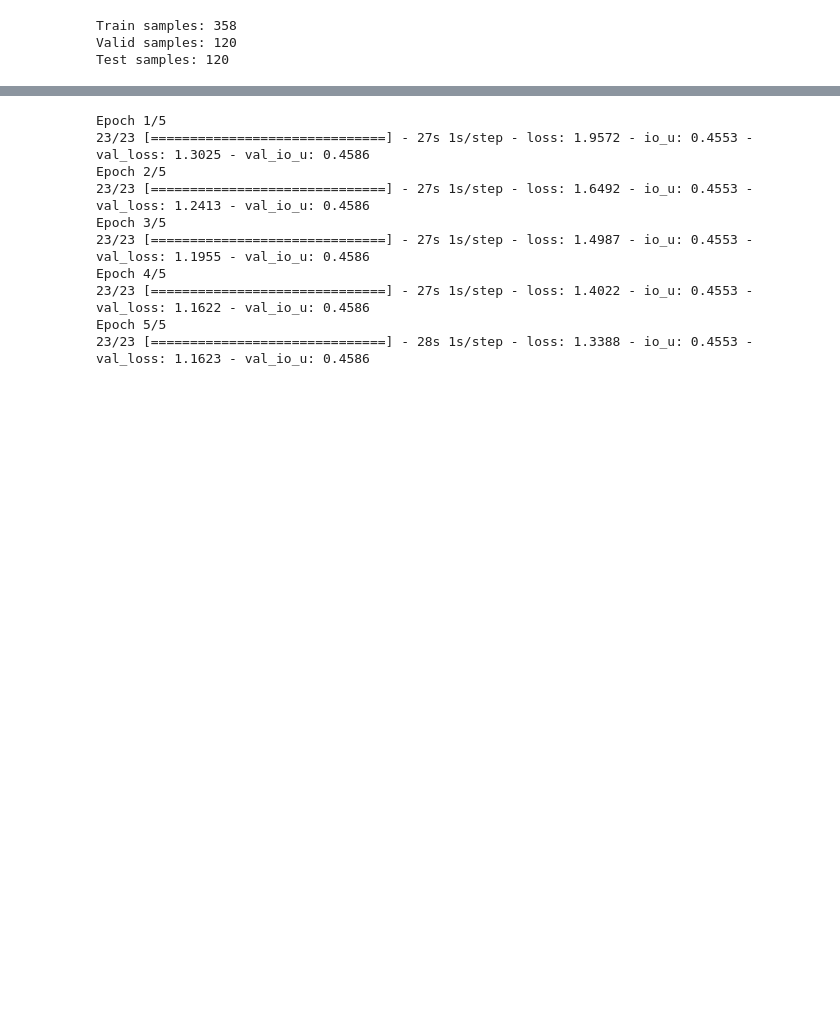
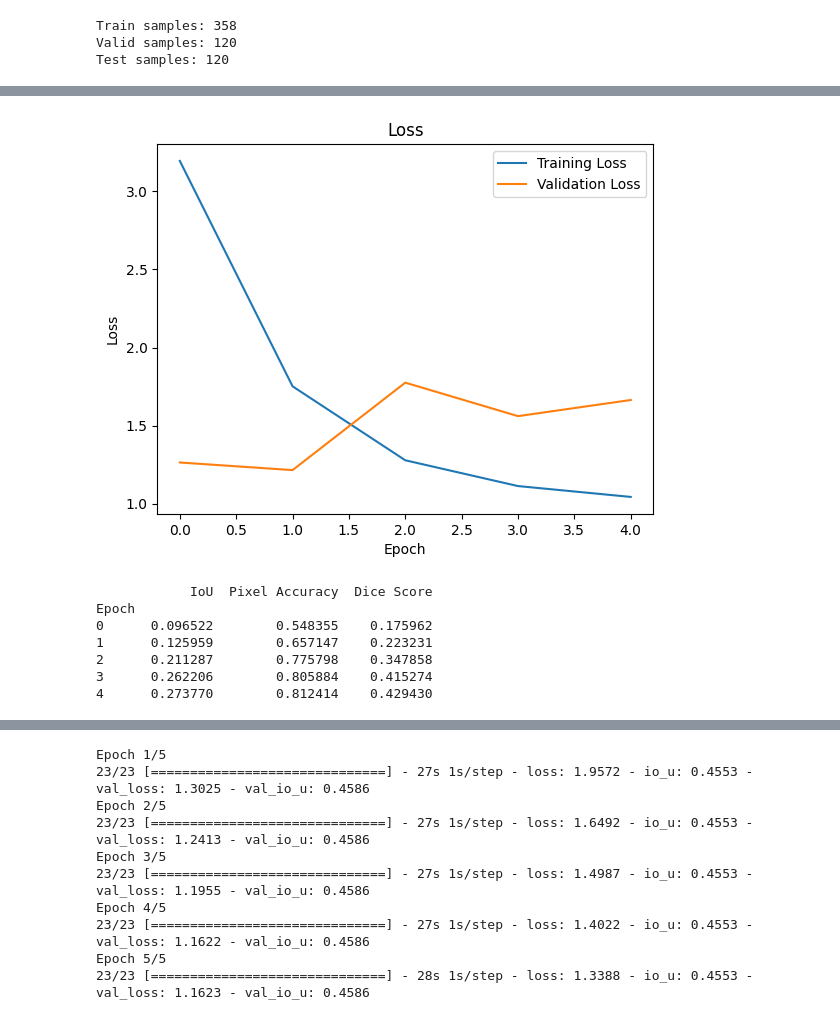
Before and after one commit to Falkramm/2DBinaryTeethSegmentation, a Jupyter notebook: Unet256.ipynb, the cells around one changed output, grey strips where cells are left out. Drawn from its saved outputs; the diff is of its cells as text; code cells hidden in the pictures; blank space fills up the shorter version.

```diff
--- a/Unet256.ipynb
+++ b/Unet256.ipynb
@@ -365,10 +392,22 @@ import tensorflow as tf
 from tensorflow.keras.metrics import IoU
 
 model = unet_test_model(CLASSES)
-model.compile(optimizer=tf.keras.optimizers.Adam(learning_rate=LR), loss=weighted_bce_dice_loss,
-              metrics=[IoU(num_classes=CLASSES + 1, target_class_ids=
-              [i for i in range(CLASSES + 1)])])
+model.compile(
+              optimizer=tf.keras.optimizers.Adam(learning_rate=LR),
+              loss=weighted_bce_dice_loss,
+              metrics=[iou, pixel_accuracy, dice_score],
+            )
+# %%
+NUM_EPOCHS=100
 # %%
-# Создание и обучение модели U-Net
-model.fit(train_images, train_masks, validation_data=(valid_images, valid_masks), epochs=1, batch_size=16)
+import matplotlib.pyplot as plt
+import pandas as pd
+
+# Обучение модели
+history = model.fit(train_images,
+                    train_masks,
+                    validation_data=(valid_images, valid_masks),
+                    epochs=NUM_EPOCHS,
+                    batch_size=16,
+                    callbacks=callbacks_list)
 # %% [output]
@@ -376,0 +436,32 @@ model.fit(train_images, train_masks, validation_data=(valid_images, valid_masks)
+# %%
+import matplotlib.pyplot as plt
+import pandas as pd
+# Получение данных обучения из объекта history
+loss = history.history['loss']
+val_loss = history.history['val_loss']
+iou = history.history['iou']
+pixel_accuracy = history.history['pixel_accuracy']
+dice_score = history.history['dice_score']
+
+# Построение графика функции потерь
+plt.plot(loss, label='Training Loss')
+plt.plot(val_loss, label='Validation Loss')
+plt.title('Loss')
+plt.xlabel('Epoch')
+plt.ylabel('Loss')
+plt.legend()
+plt.show()
+
+# Создание таблицы с метриками
+metrics_df = pd.DataFrame({'IoU': iou, 'Pixel Accuracy': pixel_accuracy, 'Dice Score': dice_score})
+metrics_df.index.name = 'Epoch'
+print(metrics_df)
+# %% [output]
+[figure, added]
+            IoU  Pixel Accuracy  Dice Score
+Epoch
+0      0.096522        0.548355    0.175962
+1      0.125959        0.657147    0.223231
+2      0.211287        0.775798    0.347858
+3      0.262206        0.805884    0.415274
+4      0.273770        0.812414    0.429430
```
Also changed, not shown: parts of 8 cells of this notebook.
